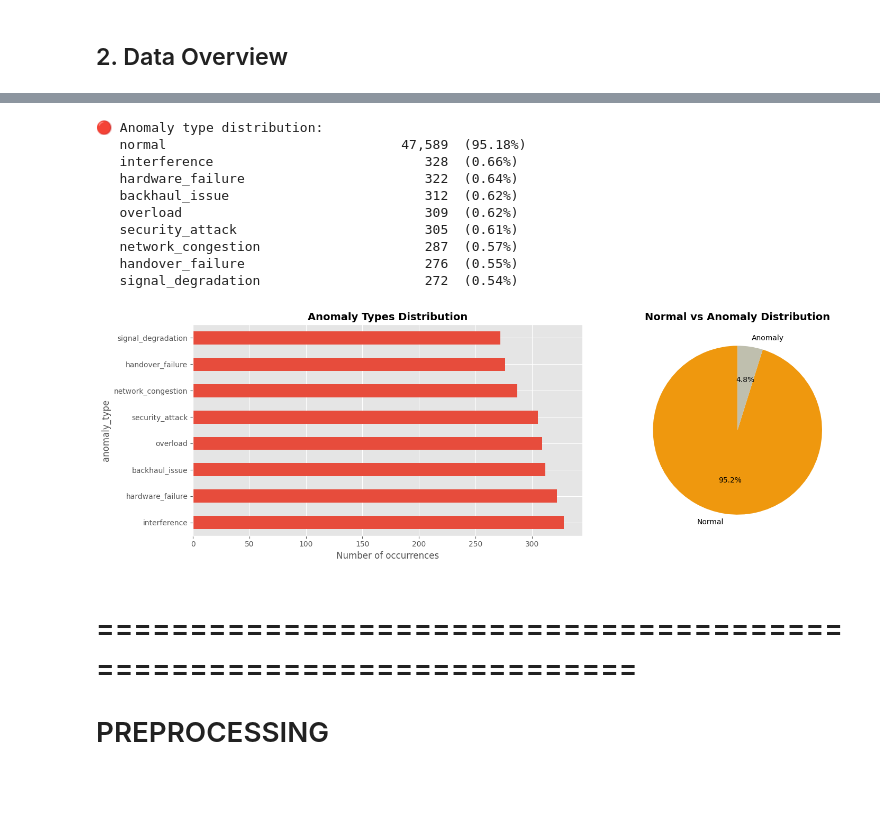
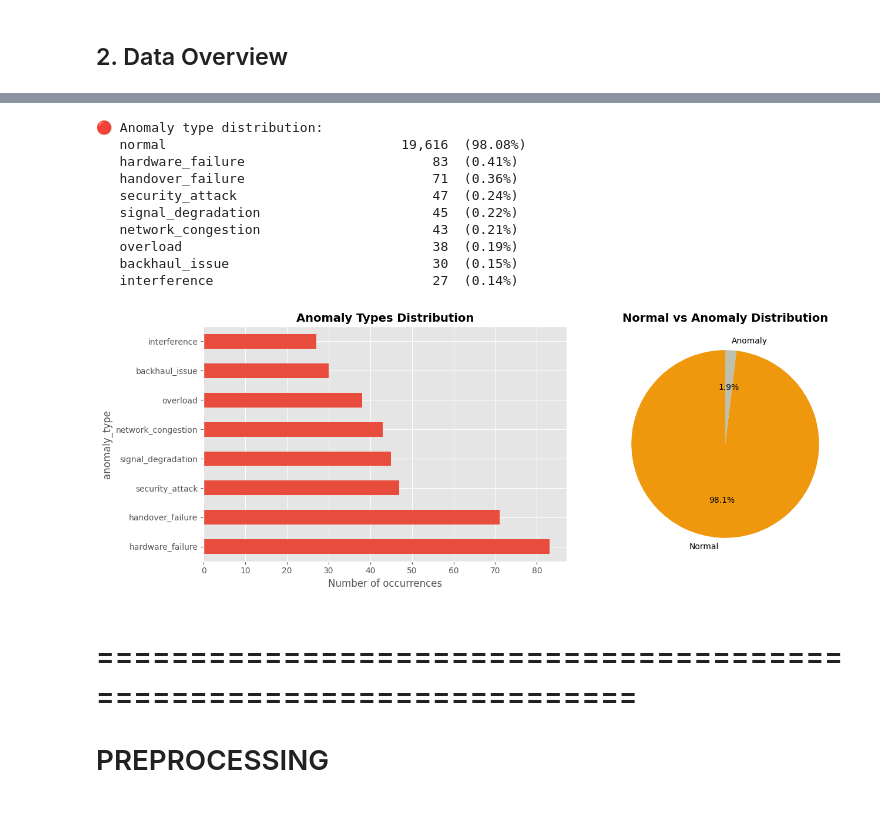
Before and after one commit to MahranAmor/Intelligent-Monitoring-and-Anomaly-Detection-in-5G-Networks, a Jupyter notebook: Models/unsupervised_multiclass.ipynb, the cells around one changed output, grey strips where cells are left out. Cells and saved outputs as stored; diff of their text form; code cells hidden in the pictures.

```diff
--- a/Models/unsupervised_multiclass.ipynb
+++ b/Models/unsupervised_multiclass.ipynb
@@ -63,20 +64,20 @@ No labels are used during model training — the `anomaly_type` column is used *
 # %% [markdown]
 ## 1. Data Loading
 # %%
-# Batch configuration
+# Batch configuration - OPTIMIZED: Reduced batch size
 DATASET_PATH = Path('/Users/ayoubkallel/PFA2/-Intelligent-Anomaly-Monitoring-in-5G-networks/Data/Model_data.csv')
 USE_BATCH_MODE = True
-BATCH_SIZE = 50000
+BATCH_SIZE = 20000  # REDUCED from 50000 to 20000
 BATCH_NUMBER = 1  # 1 = first batch, 2 = second batch, ...
 
 # Number of clusters: 8 anomaly types + 1 normal class
 N_CLUSTERS = 9
 
-print('Batch configuration ready.')
+print('🚀 OPTIMIZED Batch configuration')
 print(f'  Dataset path : {DATASET_PATH}')
 print(f'  Batch mode   : {USE_BATCH_MODE}')
 if USE_BATCH_MODE:
-    print(f'  Batch size   : {BATCH_SIZE:,}')
+    print(f'  Batch size   : {BATCH_SIZE:,}  ⬇️ REDUCED for memory efficiency')
     print(f'  Batch number : {BATCH_NUMBER}')
 print(f'  N_CLUSTERS   : {N_CLUSTERS}  (8 anomaly types + 1 normal class)')
 # %% [output]
@@ -137,37 +139,37 @@ First rows of the dataset:
 # %%
 # Anomaly type distribution
 print('🔴 Anomaly type distribution:')
 type_counts = df['anomaly_type'].value_counts()
 for t, c in type_counts.items():
     print(f'   {t:<35} {c:>6,}  ({c/len(df)*100:.2f}%)')
 
 # Visualization
-fig, axes = plt.subplots(1, 2, figsize=(16, 5))
+fig, axes = plt.subplots(1, 2, figsize=(14, 5))
 
 # Chart 1: Anomaly type distribution
 type_counts[type_counts.index != 'normal'].plot(kind='barh', ax=axes[0], color='#e74c3c')
 axes[0].set_title('Anomaly Types Distribution', fontsize=14, fontweight='bold')
 axes[0].set_xlabel('Number of occurrences')
 
 # Chart 2: Normal vs anomaly
 anomaly_counts = df['anomaly'].value_counts()
 axes[1].pie(anomaly_counts, labels=['Normal', 'Anomaly'], autopct='%1.1f%%',
             colors=['#ef980e', '#bfbfae'], startangle=90)
 axes[1].set_title('Normal vs Anomaly Distribution', fontsize=14, fontweight='bold')
 
 plt.tight_layout()
 plt.show()
 # %% [output]
 🔴 Anomaly type distribution:
-   normal                              47,589  (95.18%)
-   interference                           328  (0.66%)
-   hardware_failure                       322  (0.64%)
-   backhaul_issue                         312  (0.62%)
-   overload                               309  (0.62%)
-   security_attack                        305  (0.61%)
-   network_congestion                     287  (0.57%)
-   handover_failure                       276  (0.55%)
-   signal_degradation                     272  (0.54%)
+   normal                              19,616  (98.08%)
+   hardware_failure                        83  (0.41%)
+   handover_failure                        71  (0.36%)
+   security_attack                         47  (0.24%)
+   signal_degradation                      45  (0.22%)
+   network_congestion                      43  (0.21%)
+   overload                                38  (0.19%)
+   backhaul_issue                          30  (0.15%)
+   interference                            27  (0.14%)
-[figure, old version]
+[figure, new version]
 # %% [markdown]
 # =====================================================================
```
Also changed, not shown: parts of 35 cells of this notebook, 14 other files.
